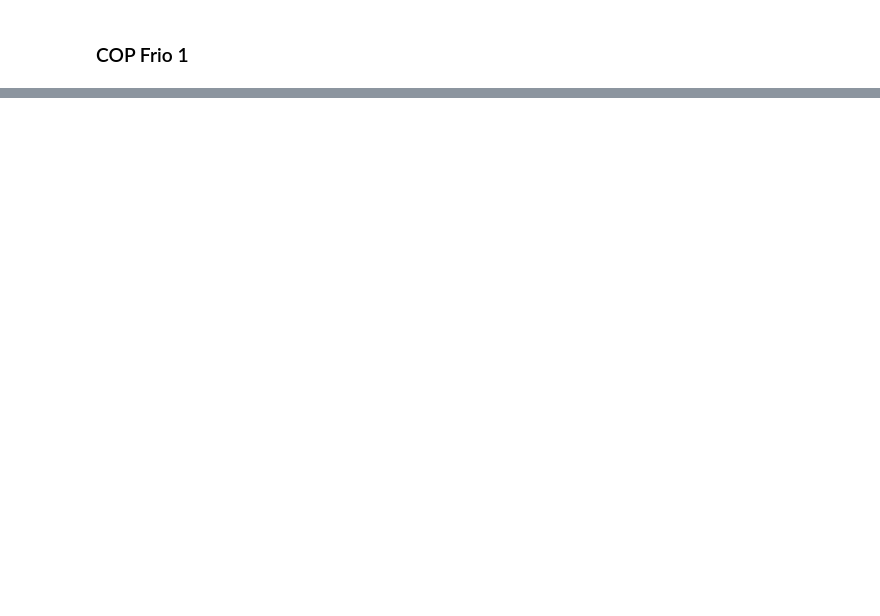
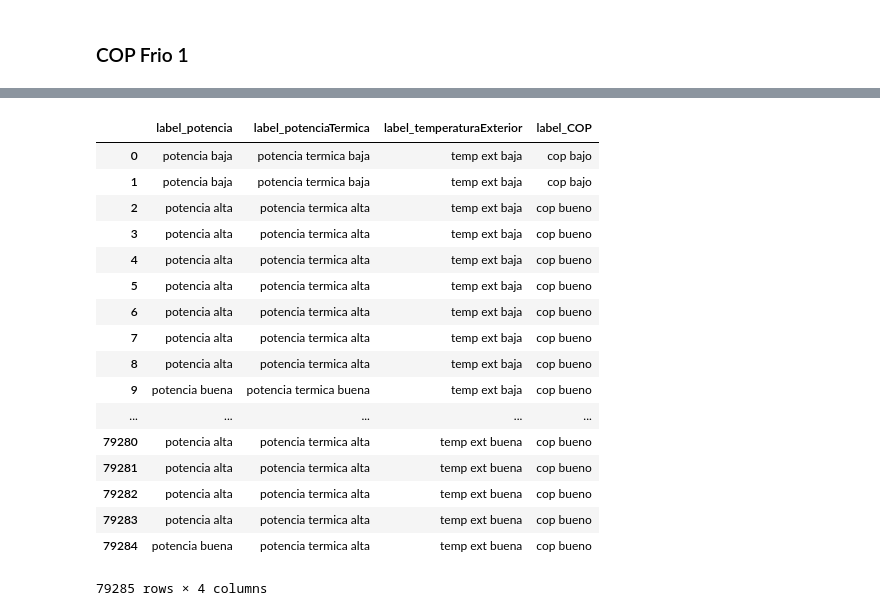
Before and after one commit to douglasag17/ML-SmartBuildings, a Jupyter notebook: AprendizajeConReglasDeAsociacion/apriori.ipynb, the cells around one changed output, grey strips where cells are left out. Saved outputs shown, nothing was run; the diff lists cells and outputs as text; code cells hidden in the pictures; blank space fills up the shorter version.

```diff
--- a/AprendizajeConReglasDeAsociacion/apriori.ipynb
+++ b/AprendizajeConReglasDeAsociacion/apriori.ipynb
@@ -183,2 +190,11 @@ resultDataFrame
 # %% [markdown]
 ### COP Frio 1
+# %%
+# Dataframe con variables descriptoras
+dataFrio1 = data[['POTENCIA GRUPO FRÍO 1', 'POTENCIA TERMICA GRUPO FRIO 1', 'TEMPERATURA EXTERIOR', 'C_O_P MÁQUINA GRUPO FRÍO 1']]
+# Columnas para las etiquetas
+dataFrio1["label_potencia"] = ' '
+dataFrio1["label_potenciaTermica"] = ' '
+dataFrio1["label_temperaturaExterior"] = ' '
+dataFrio1["label_COP"] = ' '
+dataFrio1.describe()
@@ -184,0 +273,24 @@ resultDataFrame
+# %%
+namesCol = dataFrio1.columns.values
+dataFrio1_label = pd.DataFrame.from_records(dataFrio1Arr, columns = namesCol)
+dataFrio1Apriori = dataFrio1_label[['label_potencia', 'label_potenciaTermica', 'label_temperaturaExterior', 'label_COP']]
+dataFrio1Apriori
+# %% [output]
+|  | label_potencia | label_potenciaTermica | label_temperaturaExterior | label_COP |
+| 0 | potencia baja | potencia termica baja | temp ext baja | cop bajo |
+| 1 | potencia baja | potencia termica baja | temp ext baja | cop bajo |
+| 2 | potencia alta | potencia termica alta | temp ext baja | cop bueno |
+| 3 | potencia alta | potencia termica alta | temp ext baja | cop bueno |
+| 4 | potencia alta | potencia termica alta | temp ext baja | cop bueno |
+| 5 | potencia alta | potencia termica alta | temp ext baja | cop bueno |
+| 6 | potencia alta | potencia termica alta | temp ext baja | cop bueno |
+| 7 | potencia alta | potencia termica alta | temp ext baja | cop bueno |
+| 8 | potencia alta | potencia termica alta | temp ext baja | cop bueno |
+| 9 | potencia buena | potencia termica buena | temp ext baja | cop bueno |
+| ... | ... | ... | ... | ... |
+| 79280 | potencia alta | potencia termica alta | temp ext buena | cop bueno |
+| 79281 | potencia alta | potencia termica alta | temp ext buena | cop bueno |
+| 79282 | potencia alta | potencia termica alta | temp ext buena | cop bueno |
+| 79283 | potencia alta | potencia termica alta | temp ext buena | cop bueno |
+| 79284 | potencia buena | potencia termica alta | temp ext buena | cop bueno |
+79285 rows × 4 columns
```
Also changed, not shown: parts of 13 cells of this notebook.
